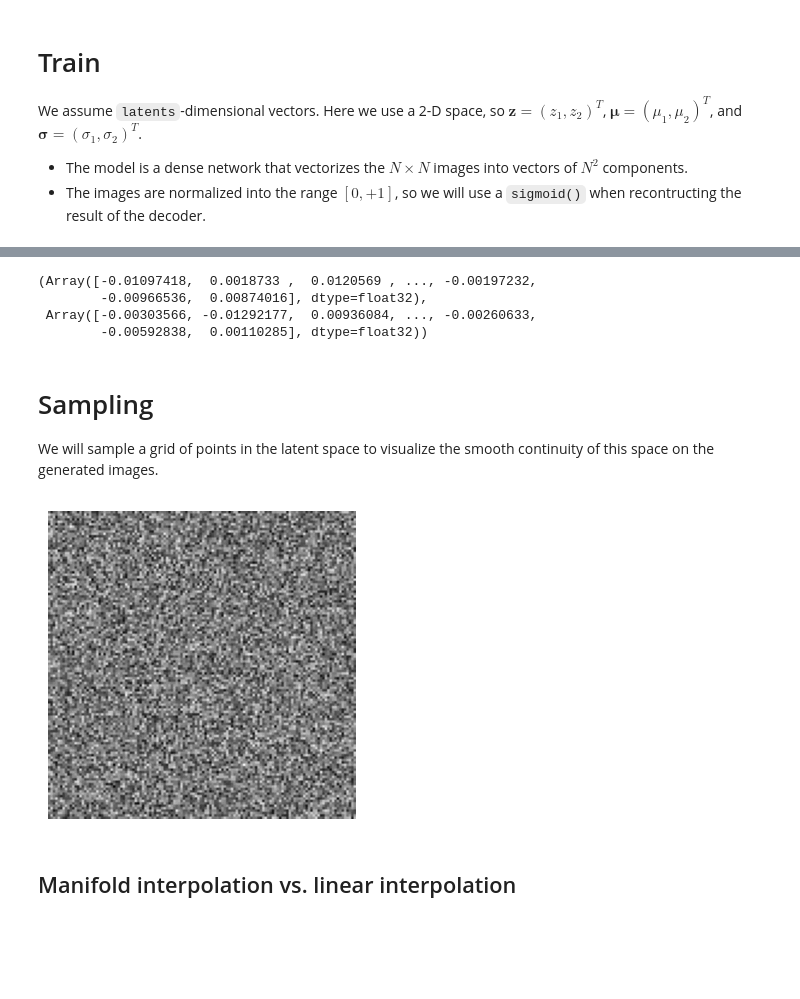
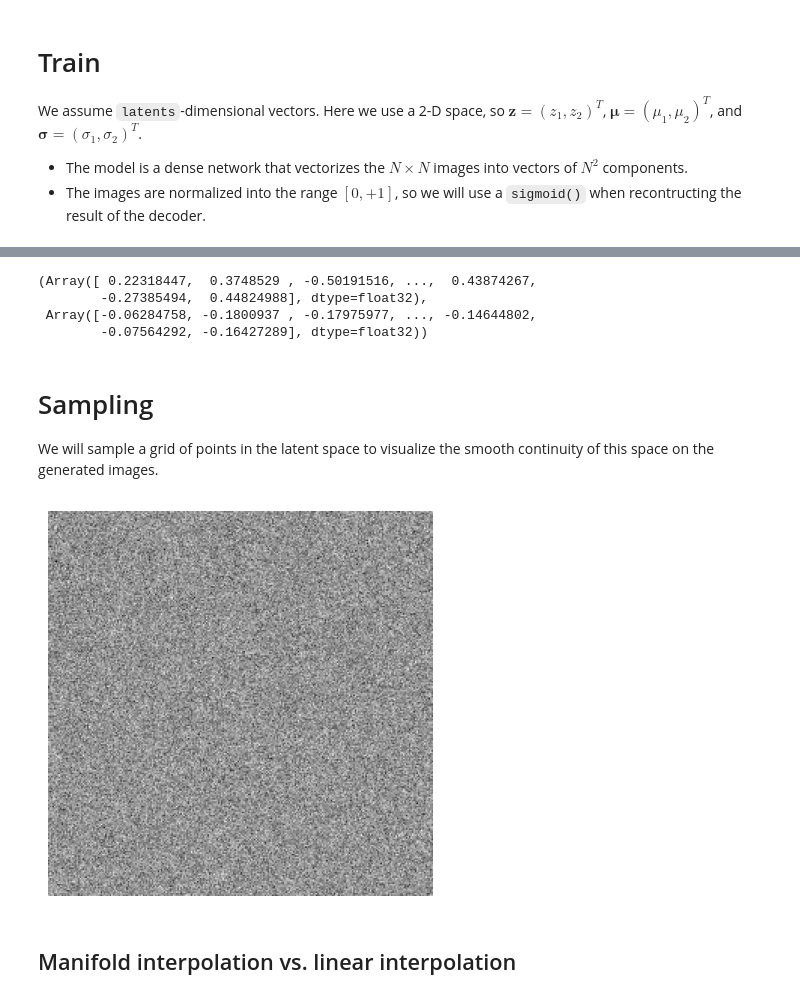
Before and after one commit to XxkmoxX/ML_variational_autoencoder, a Jupyter notebook: vae_connectivity.ipynb, the cells around one changed output, grey strips where cells are left out. Cells and saved outputs as stored; diff of their text form; code cells hidden in the pictures; blank space fills up the shorter version.

```diff
--- a/vae_connectivity.ipynb
+++ b/vae_connectivity.ipynb
@@ -205,10 +205,11 @@ def PlotSub(X,vmin=None,vmax=None):
 # %% [markdown]
 # Data
 # %%
-data_1 = jnp.load("/home/chris/projects/ml/ML_variational_autoencoder/medios_128Lcont/X_128L_ics_2.npy") # load the dataset
+data_1 = jnp.load("/home/chris/projects/ml/ML_variational_autoencoder/medios_256Lcont/X_256L_mg_ics_var1_lc8.npy") # load the dataset
 
-data_2 = jnp.load("/home/chris/projects/ml/ML_variational_autoencoder/medios_128Lcont/X_128L_hcs_2.npy") # load the dataset
+data_2 = jnp.load("/home/chris/projects/ml/ML_variational_autoencoder/medios_256Lcont/X_256L_mg_hcs_var1_lc8.npy") # load the dataset
 data   = jnp.concatenate([data_1, data_2], axis=0)    # use all available images
+data = data.reshape(256,256,256)
 data   = jnp.expand_dims(data, axis=-1)  # put "1" in the last dimension (number of channels)
 
 # # fake data
@@ -354,11 +358,11 @@ We assume  `latents`-dimensional vectors. Here we use a 2-D space, so $\mathbf{z
 * The model is a dense network that vectorizes the $N\times N$ images  into vectors  of $N^2$ components.
 * The images are normalized into the range $[0,+1]$, so we will use a `sigmoid()` when recontructing the  result of the decoder.
 # %%
-config = {"learning_rate": 1e-6,    # reduce when image is 1024x1024
+config = {"learning_rate": 1e-5,    # reduce when image is 1024x1024
           "batch_size": 8,
           "num_epochs": 50,
-          "din": 128*128,           # it was 64*64
-          "dmid": 250,              # should be much larger that 256*256. It was 500 for 64x64
+          "din": 256*256,           # it was 64*64
+          "dmid": 750,              # should be much larger that 256*256. It was 500 for 64x64
           "latents": 2*1024         # 2*64
           }
 # %%
@@ -447,10 +452,10 @@ Done.
 # Check that the trained model gives numbers. For example, if the learning rate is too large, this gives NaN after training.
 model.encoder(data[0].flatten())
 # %% [output]
-(Array([-0.01097418,  0.0018733 ,  0.0120569 , ..., -0.00197232,
-        -0.00966536,  0.00874016], dtype=float32),
- Array([-0.00303566, -0.01292177,  0.00936084, ..., -0.00260633,
-        -0.00592838,  0.00110285], dtype=float32))
+(Array([ 0.22318447,  0.3748529 , -0.50191516, ...,  0.43874267,
+        -0.27385494,  0.44824988], dtype=float32),
+ Array([-0.06284758, -0.1800937 , -0.17975977, ..., -0.14644802,
+        -0.07564292, -0.16427289], dtype=float32))
 # %% [markdown]
 # Sampling
 
@@ -459,19 +464,19 @@ We will sample a grid of points in the latent space to visualize the smooth cont
 # %%
 # How to use the VAE to generate:
 
 z         = jnp.zeros(config["latents"]) # The vector z in the latent space.
 x_decoded = model.generate(z)  # Decode z into an image.
 
 # Plot
 
 nx = int(jnp.sqrt(config["din"]))
-plt.figure(figsize=(4,4))
+plt.figure(figsize=(5,5))
 #plt.title(f"$z=$ {z}",fontsize=11)
 plt.imshow(x_decoded.reshape(nx,nx),cmap="gray")#,vmin=-1,vmax=+1)
 plt.axis("off")
 plt.show()
 # %% [output]
-[figure, old version]
+[figure, new version]
 # %% [markdown]
 ## Manifold interpolation vs. linear interpolation
 
```
Also changed, not shown: parts of 9 cells of this notebook, 2 other files.
